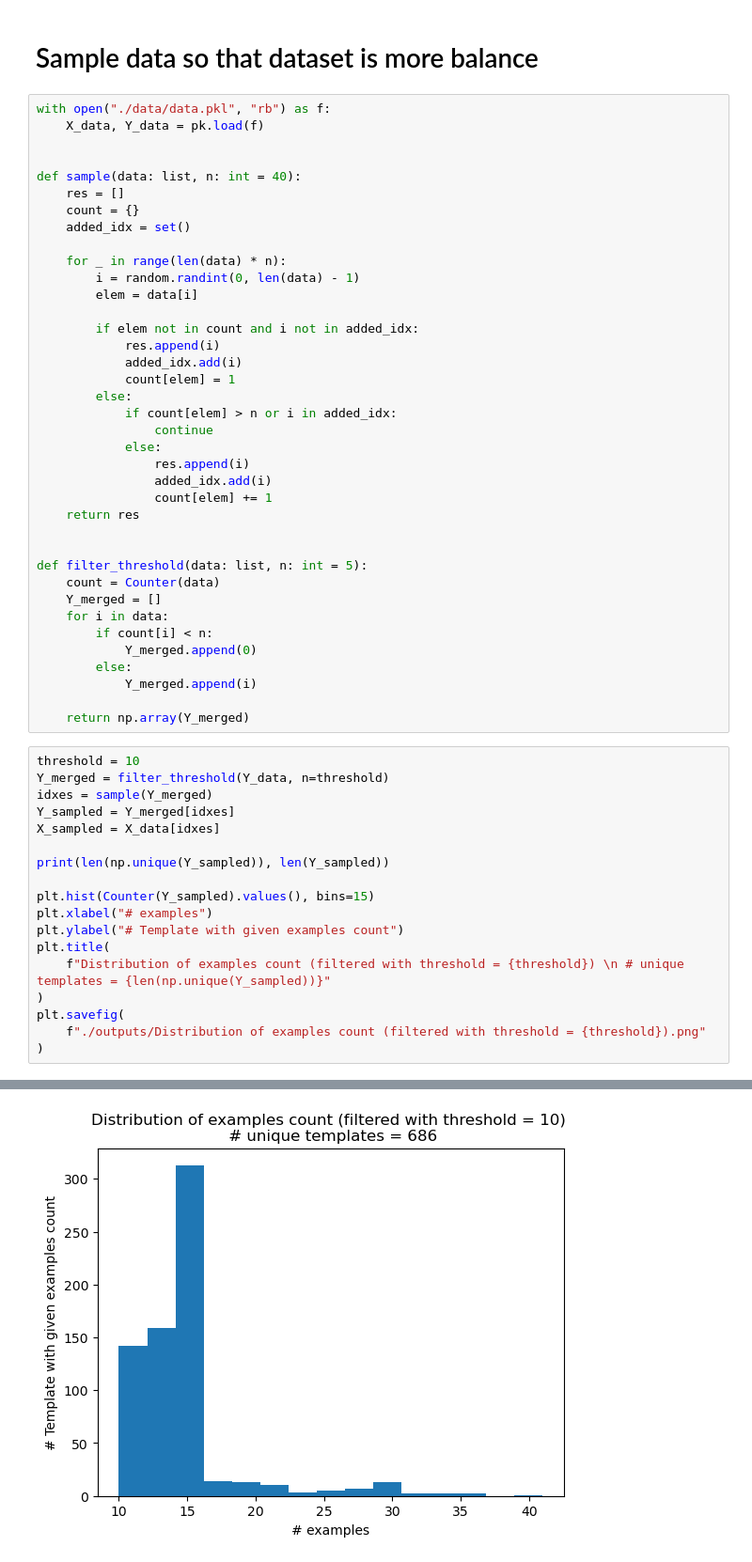
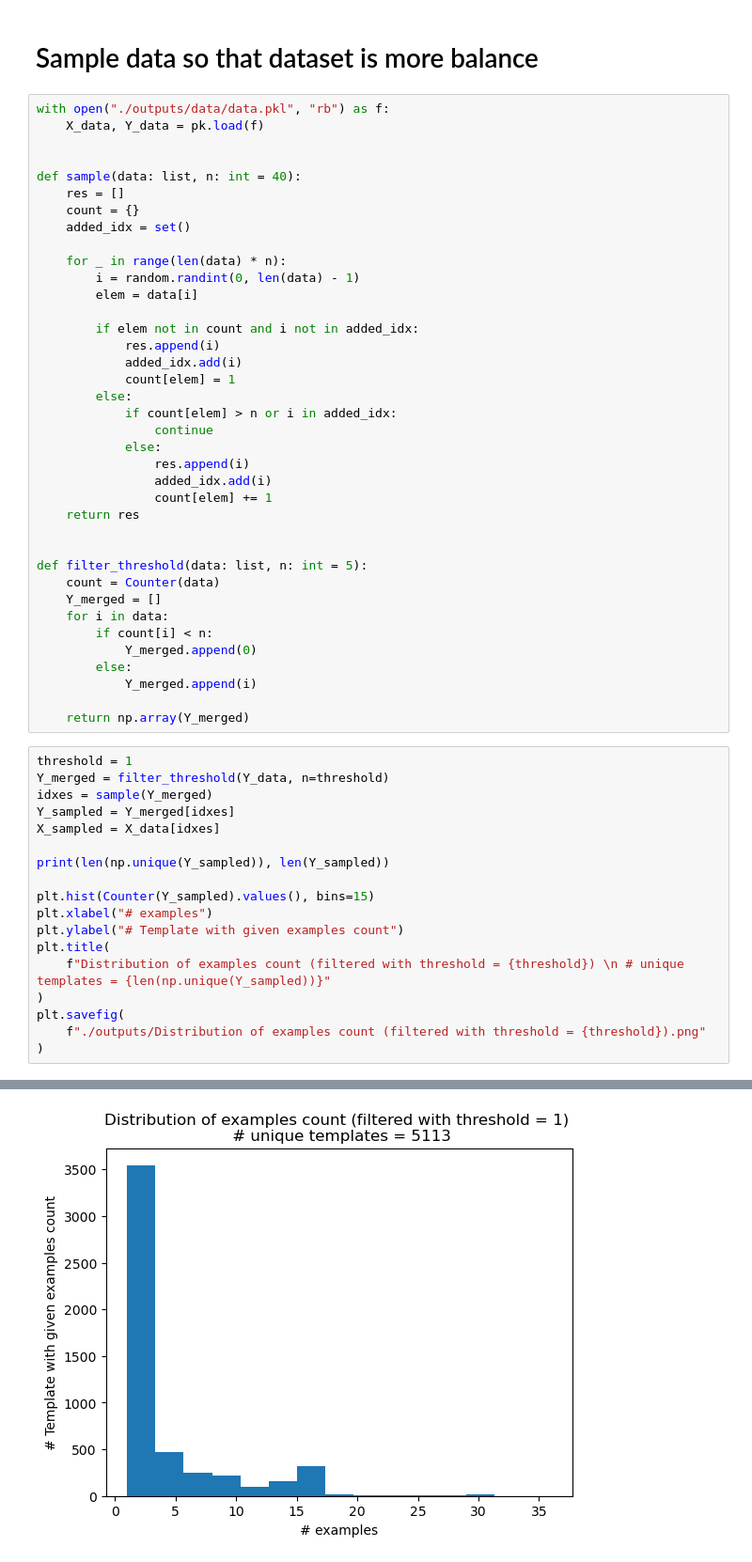
Before and after one commit to lehoangchibach/gif_analytics, a Jupyter notebook: notebooks/preprocessing.ipynb, the cells around one changed output, grey strips where cells are left out. Shown at 94% size. Drawn from its saved outputs; the diff is of its cells as text.

```diff
--- a/notebooks/preprocessing.ipynb
+++ b/notebooks/preprocessing.ipynb
@@ -84,7 +84,7 @@ Counter({'gif': 15471, 'mp4': 5113})
 # %% [markdown]
 # Sample data so that dataset is more balance
 # %%
-with open("./data/data.pkl", "rb") as f:
+with open("./outputs/data/data.pkl", "rb") as f:
     X_data, Y_data = pk.load(f)
 
 
@@ -122,7 +122,7 @@ def filter_threshold(data: list, n: int = 5):
 
     return np.array(Y_merged)
 # %%
-threshold = 10
+threshold = 1
 Y_merged = filter_threshold(Y_data, n=threshold)
 idxes = sample(Y_merged)
 Y_sampled = Y_merged[idxes]
@@ -144 +144 @@ plt.savefig(
-[figure, old version]
+[figure, new version]
```
Also changed, not shown: parts of 8 cells of this notebook, 2 other files.
